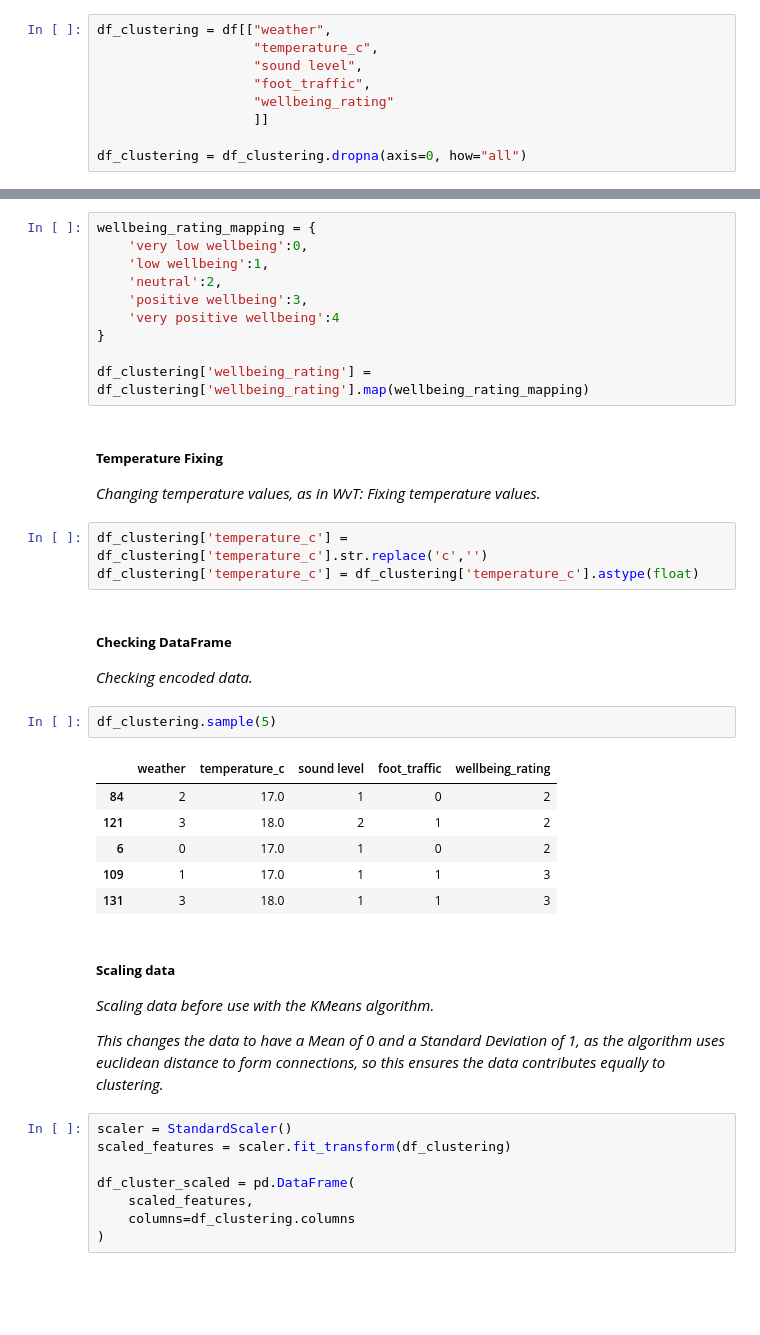
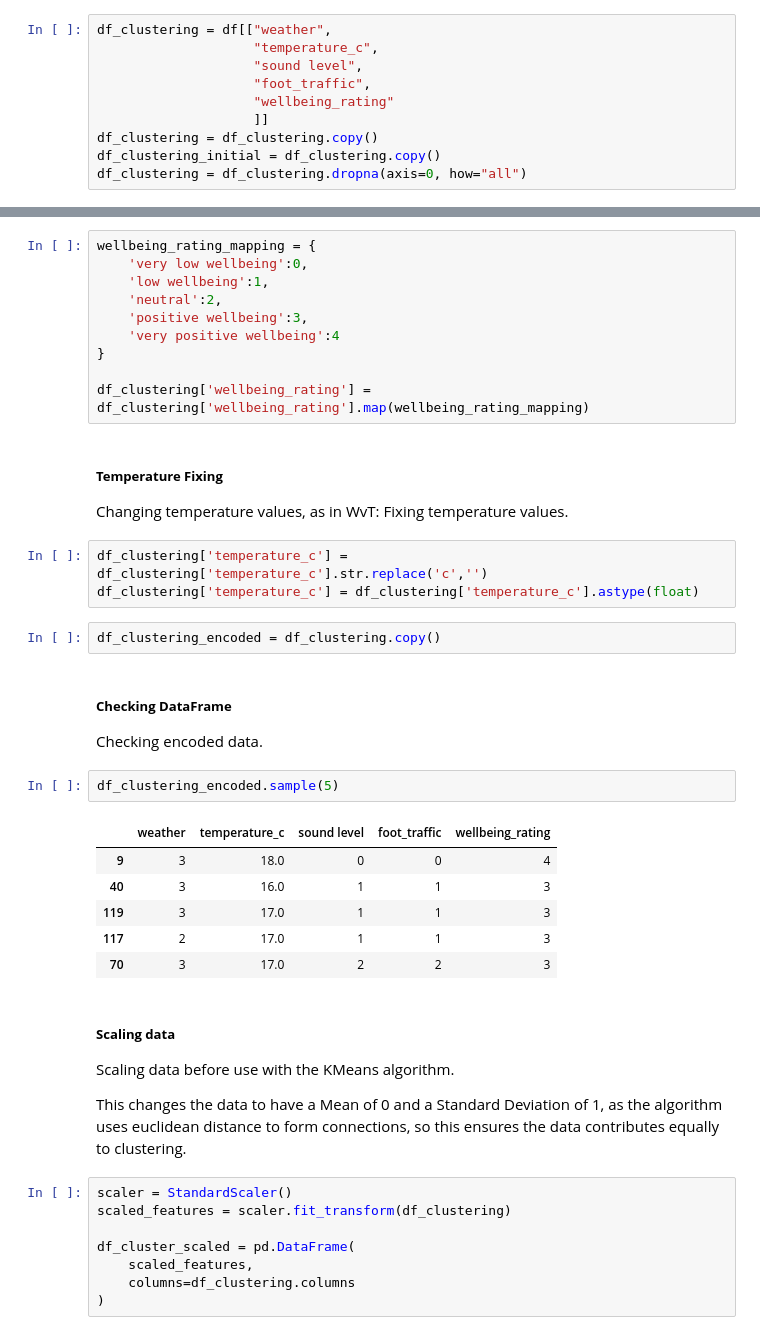
Before and after one commit to Paul-Daly366/MachineLearning_Project_Colab, a Jupyter notebook: MachineLearningProj.ipynb, the cells around one changed output, grey strips where cells are left out. Drawn from its saved outputs; the diff is of its cells as text; blank space fills up the shorter version.

```diff
--- a/MachineLearningProj.ipynb
+++ b/MachineLearningProj.ipynb
@@ -412,6 +372,7 @@ df_clustering = df[["weather",
                     "foot_traffic",
                     "wellbeing_rating"
                     ]]
-
+df_clustering = df_clustering.copy()
+df_clustering_initial = df_clustering.copy()
 df_clustering = df_clustering.dropna(axis=0, how="all")
 # %% [markdown]
@@ -488,27 +449,29 @@ wellbeing_rating_mapping = {
 df_clustering['wellbeing_rating'] = df_clustering['wellbeing_rating'].map(wellbeing_rating_mapping)
 # %% [markdown]
 ##### **Temperature Fixing**
-*Changing temperature values, as in WvT: Fixing temperature values.*
+Changing temperature values, as in WvT: Fixing temperature values.
 # %%
 df_clustering['temperature_c'] = df_clustering['temperature_c'].str.replace('c','')
 df_clustering['temperature_c'] = df_clustering['temperature_c'].astype(float)
+# %%
+df_clustering_encoded = df_clustering.copy()
 # %% [markdown]
 ##### **Checking DataFrame**
-*Checking encoded data.*
+Checking encoded data.
 # %%
-df_clustering.sample(5)
+df_clustering_encoded.sample(5)
 # %% [output]
 |  | weather | temperature_c | sound level | foot_traffic | wellbeing_rating |
-| 84 | 2 | 17.0 | 1 | 0 | 2 |
-| 121 | 3 | 18.0 | 2 | 1 | 2 |
-| 6 | 0 | 17.0 | 1 | 0 | 2 |
-| 109 | 1 | 17.0 | 1 | 1 | 3 |
-| 131 | 3 | 18.0 | 1 | 1 | 3 |
+| 9 | 3 | 18.0 | 0 | 0 | 4 |
+| 40 | 3 | 16.0 | 1 | 1 | 3 |
+| 119 | 3 | 17.0 | 1 | 1 | 3 |
+| 117 | 2 | 17.0 | 1 | 1 | 3 |
+| 70 | 3 | 17.0 | 2 | 2 | 3 |
 # %% [markdown]
 ##### **Scaling data**
-*Scaling data before use with the KMeans algorithm.*
+Scaling data before use with the KMeans algorithm.
 
-*This changes the data to have a Mean of 0 and a Standard Deviation of 1, as the algorithm uses euclidean distance to form connections, so this ensures the data contributes equally to clustering.*
+This changes the data to have a Mean of 0 and a Standard Deviation of 1, as the algorithm uses euclidean distance to form connections, so this ensures the data contributes equally to clustering.
 # %%
 scaler = StandardScaler()
 scaled_features = scaler.fit_transform(df_clustering)
```
Also changed, not shown: parts of 63 cells of this notebook.
